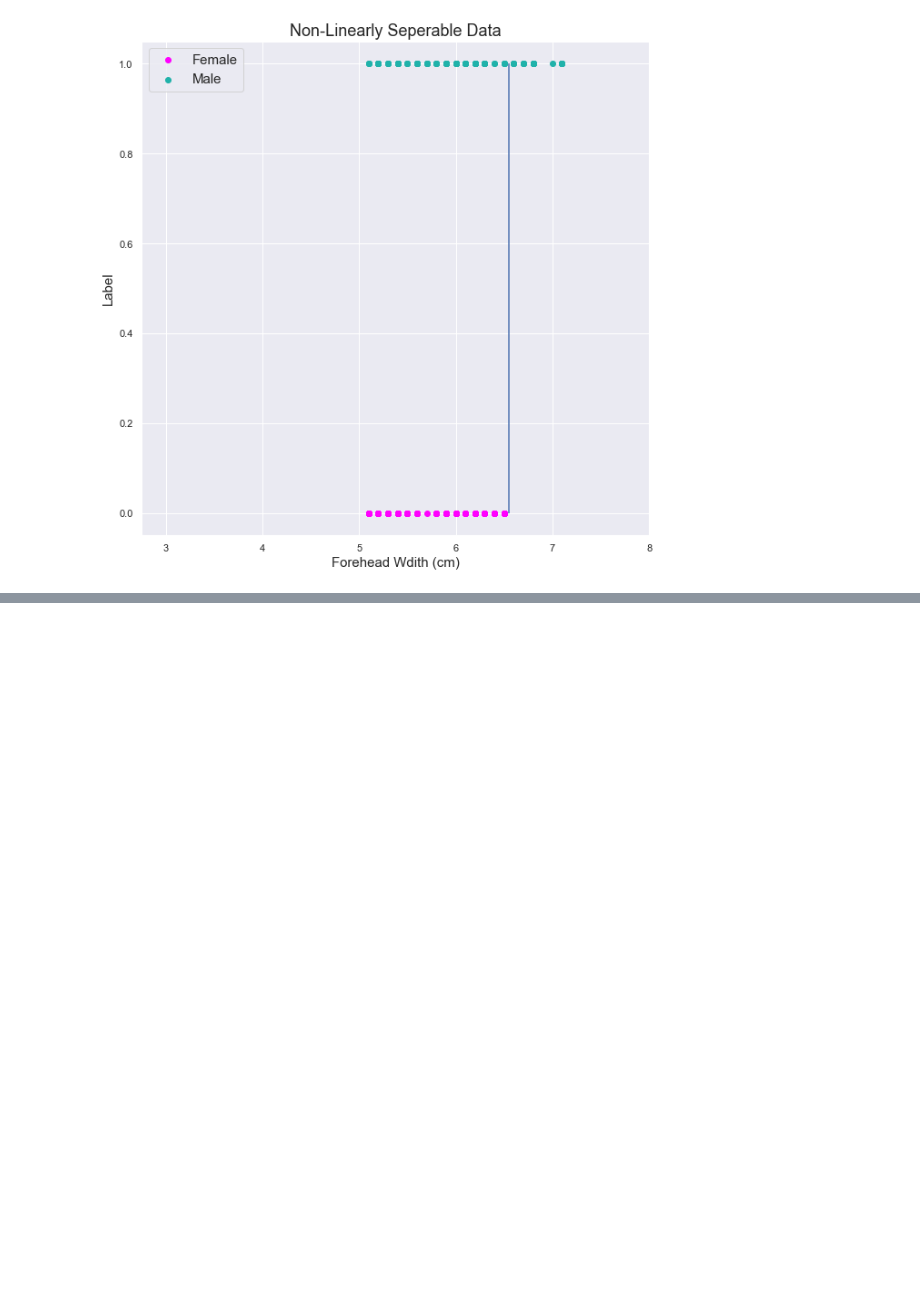
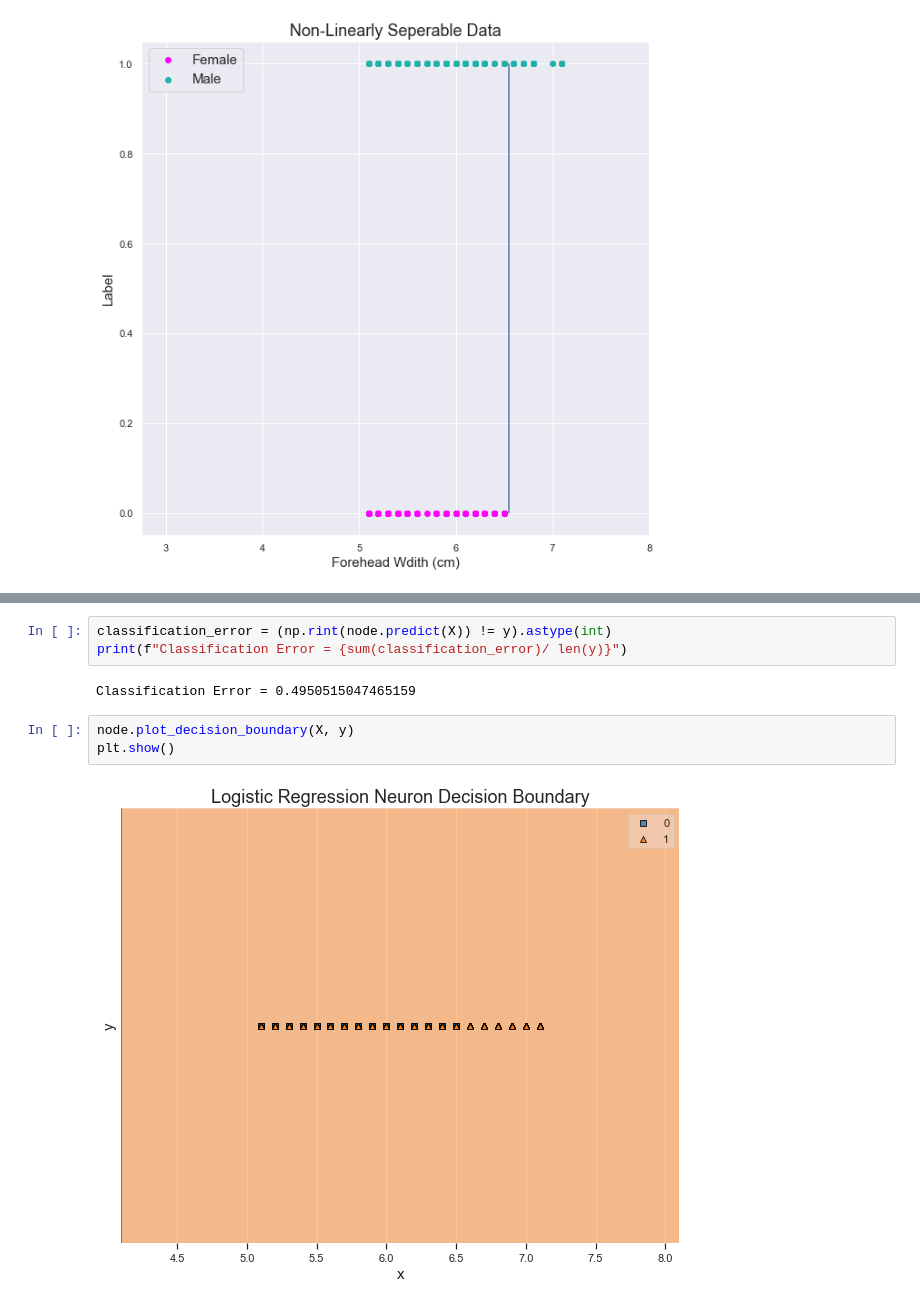
Before and after one commit to rjxgonzalez/INDE_577_Data-Science-and-Machine-Learning-, a Jupyter notebook: Supervised Learning/Classification/Logistic Regression/Logistic Regression.ipynb, the cells around one changed output, grey strips where cells are left out. Saved outputs shown, nothing was run; the diff lists cells and outputs as text; blank space fills up the shorter version.

```diff
--- a/Supervised Learning/Classification/Logistic Regression/Logistic Regression.ipynb
+++ b/Supervised Learning/Classification/Logistic Regression/Logistic Regression.ipynb
@@ -81,0 +238,10 @@ plt.show()
+# %%
+classification_error = (np.rint(node.predict(X)) != y).astype(int)
+print(f"Classification Error = {sum(classification_error)/ len(y)}")
+# %% [output]
+Classification Error = 0.4950515047465159
+# %%
+node.plot_decision_boundary(X, y)
+plt.show()
+# %% [output]
+[figure, added]
```
Also changed, not shown: parts of 7 cells of this notebook.
